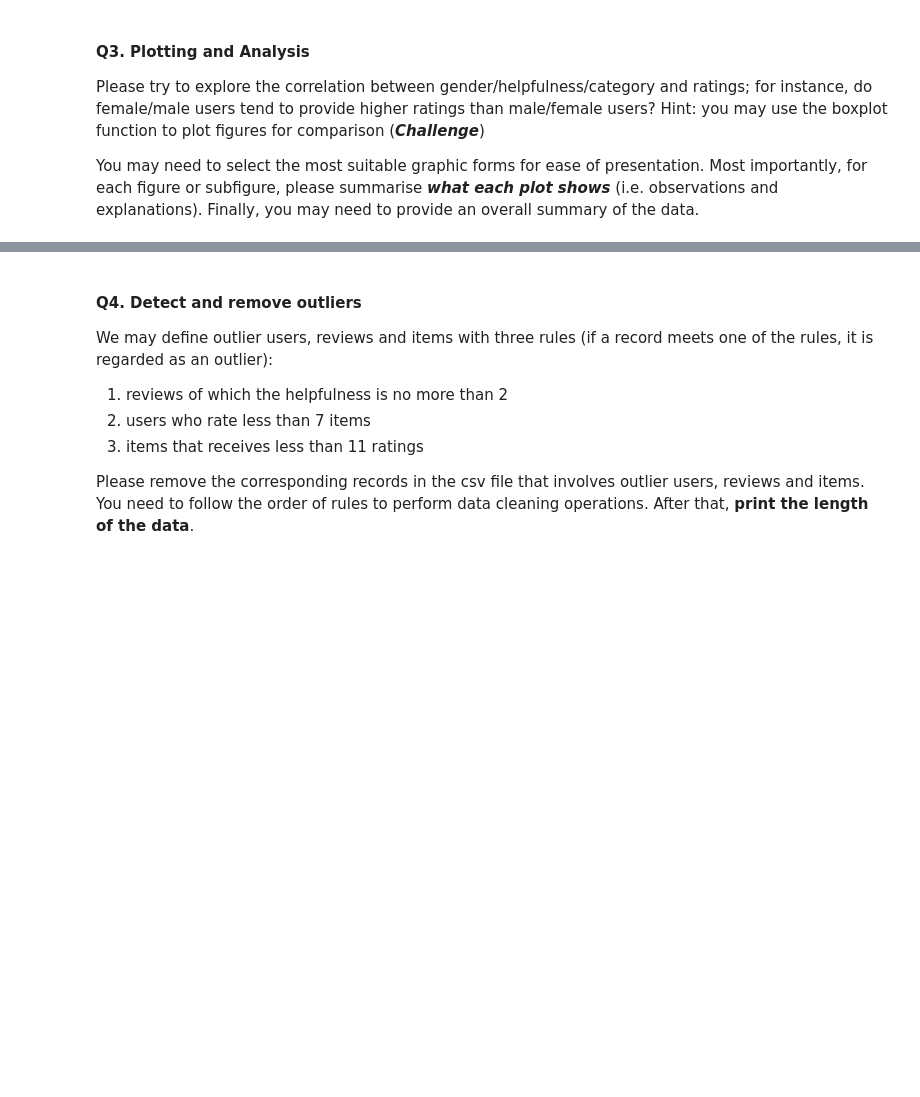
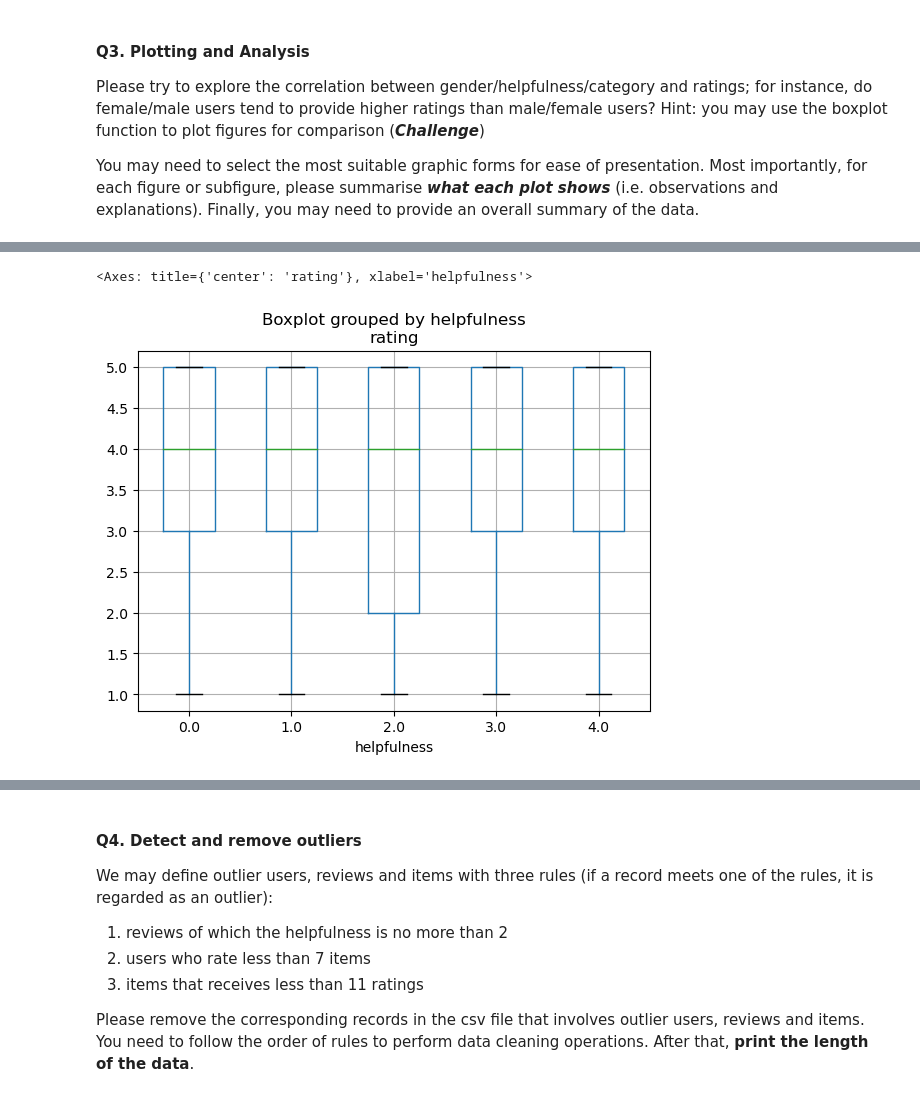
Before and after one commit to esthermeiwern/Portfolio-Part-1, a Jupyter notebook: Portfolio_1_questions.ipynb, the cells around one changed output, grey strips where cells are left out. Saved outputs shown, nothing was run; the diff lists cells and outputs as text; code cells hidden in the pictures; blank space fills up the shorter version.

```diff
--- a/Portfolio_1_questions.ipynb
+++ b/Portfolio_1_questions.ipynb
@@ -162,0 +183,5 @@ You may need to select the most suitable graphic forms for ease of presentation.
+# %%
+rate_clean1.boxplot('rating', by='helpfulness')
+# %% [output]
+<Axes: title={'center': 'rating'}, xlabel='helpfulness'>
+[figure, added]
```
Also changed, not shown: parts of 12 cells of this notebook.
